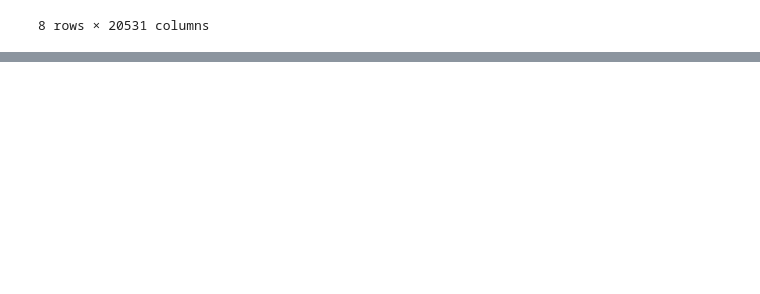
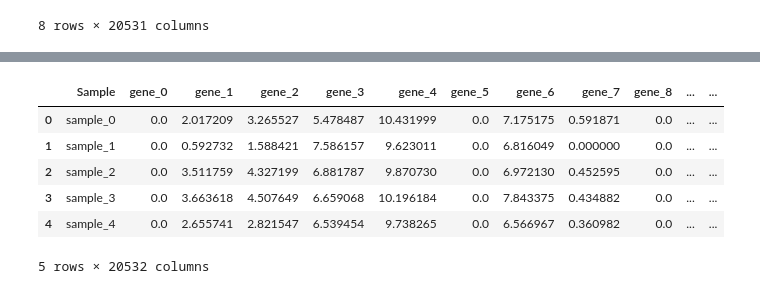
Before and after one commit to laureneatt/gene_expression_project, a Jupyter notebook: notebooks/01_exploration.ipynb, the cells around one changed output, grey strips where cells are left out. Saved outputs shown, nothing was run; the diff lists cells and outputs as text; code cells hidden in the pictures; blank space fills up the shorter version.

```diff
--- a/notebooks/01_exploration.ipynb
+++ b/notebooks/01_exploration.ipynb
@@ -73,0 +232,19 @@ data.describe()
+# %%
+# ==========================================
+# Renommage de la colonne d'identifiant
+# ==========================================
+
+# La colonne "Unnamed: 0" correspond à l'identifiant de chaque échantillon
+data = data.rename(columns={"Unnamed: 0": "Sample"})
+labels = labels.rename(columns={"Unnamed: 0": "Sample"})
+
+# Vérification
+data.head()
+# %% [output]
+|  | Sample | gene_0 | gene_1 | gene_2 | gene_3 | gene_4 | gene_5 | gene_6 | gene_7 | gene_8 | ... | ... |
+| 0 | sample_0 | 0.0 | 2.017209 | 3.265527 | 5.478487 | 10.431999 | 0.0 | 7.175175 | 0.591871 | 0.0 | ... | ... |
+| 1 | sample_1 | 0.0 | 0.592732 | 1.588421 | 7.586157 | 9.623011 | 0.0 | 6.816049 | 0.000000 | 0.0 | ... | ... |
+| 2 | sample_2 | 0.0 | 3.511759 | 4.327199 | 6.881787 | 9.870730 | 0.0 | 6.972130 | 0.452595 | 0.0 | ... | ... |
+| 3 | sample_3 | 0.0 | 3.663618 | 4.507649 | 6.659068 | 10.196184 | 0.0 | 7.843375 | 0.434882 | 0.0 | ... | ... |
+| 4 | sample_4 | 0.0 | 2.655741 | 2.821547 | 6.539454 | 9.738265 | 0.0 | 6.566967 | 0.360982 | 0.0 | ... | ... |
+5 rows × 20532 columns
```
Also changed, not shown: parts of 37 cells of this notebook, 2 other files.
